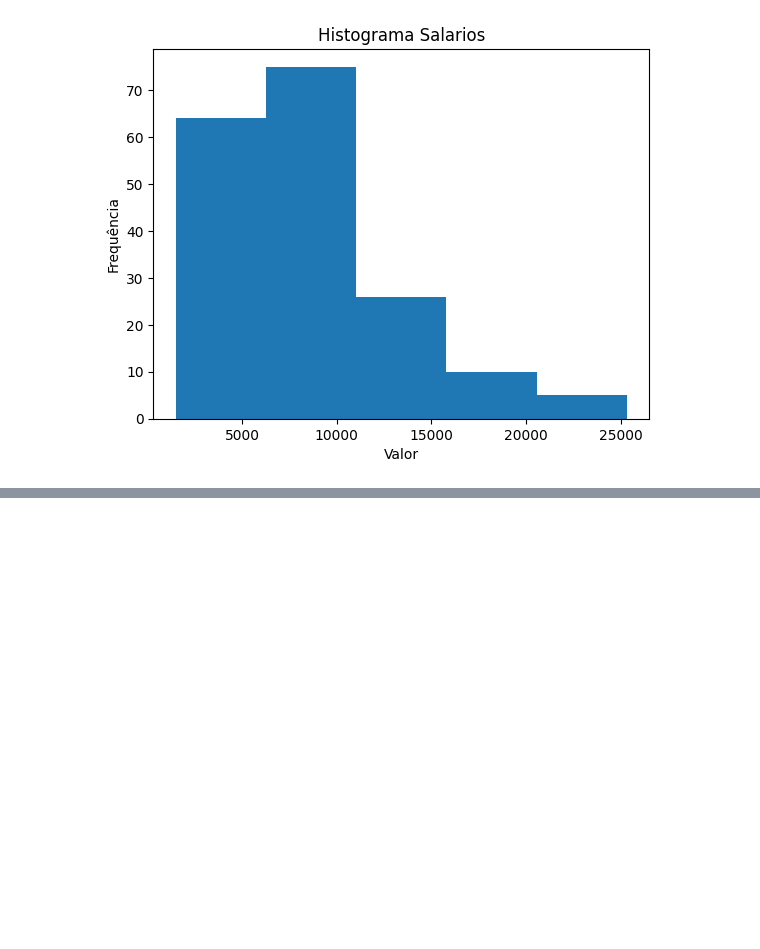
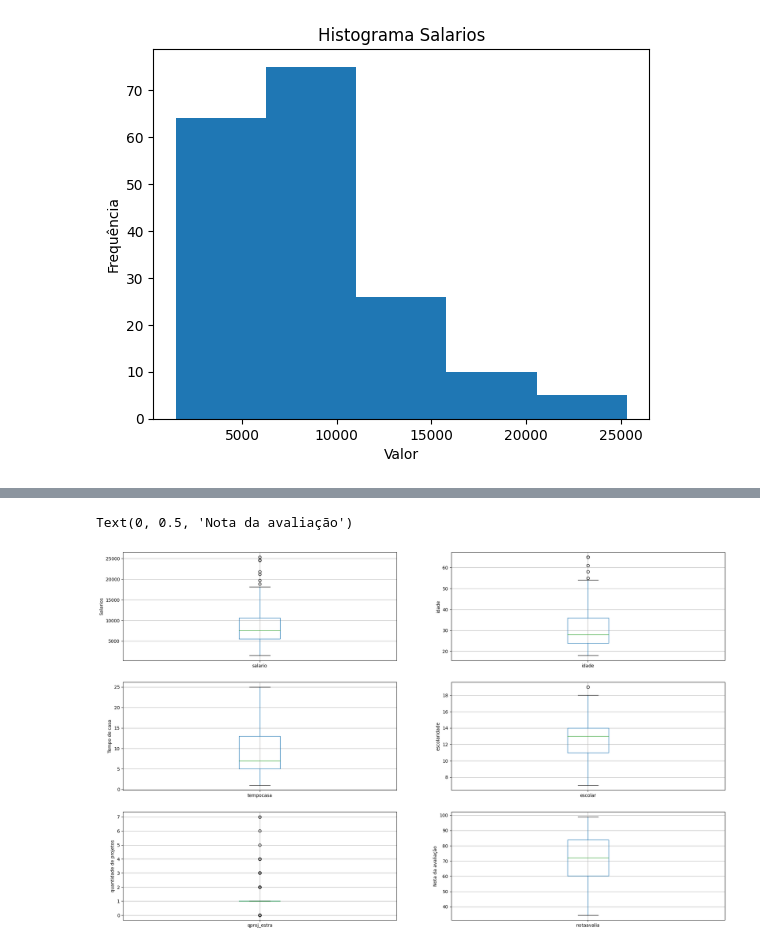
Before and after one commit to ghedin-alison/conceitos_ia, a Jupyter notebook: trabalho/analise_salario.ipynb, the cells around one changed output, grey strips where cells are left out. Drawn from its saved outputs; the diff is of its cells as text; code cells hidden in the pictures; blank space fills up the shorter version.

```diff
--- a/trabalho/analise_salario.ipynb
+++ b/trabalho/analise_salario.ipynb
@@ -174,0 +177,40 @@ Text(0, 0.5, 'Ocorrência')
+# %%
+# Outra opção para variáveis quantitativas Boxplot: para visualizar Outliers
+
+plt.figure(figsize=(24,20))
+
+
+plt.subplot(4, 2, 1)
+fig = salarios.boxplot(column='salario', )
+fig.set_title('')
+fig.set_ylabel('Salarios')
+
+
+plt.subplot(4, 2, 2)
+fig = salarios.boxplot(column='idade')
+fig.set_title('')
+fig.set_ylabel('idade')
+
+
+plt.subplot(4, 2, 3)
+fig = salarios.boxplot(column='tempocasa')
+fig.set_title('')
+fig.set_ylabel('Tempo de casa')
+
+plt.subplot(4, 2, 4)
+fig = salarios.boxplot(column='escolar')
+fig.set_title('')
+fig.set_ylabel('escolaridade')
+
+plt.subplot(4, 2, 5)
+fig = salarios.boxplot(column='qproj_estra')
+fig.set_title('')
+fig.set_ylabel('quantidade de projetos')
+
+plt.subplot(4, 2, 6)
+fig = salarios.boxplot(column='notaavalia')
+fig.set_title('')
+fig.set_ylabel('Nota da avaliação')
+# %% [output]
+Text(0, 0.5, 'Nota da avaliação')
+[figure, added]
```
Also changed, not shown: parts of 14 cells of this notebook.
